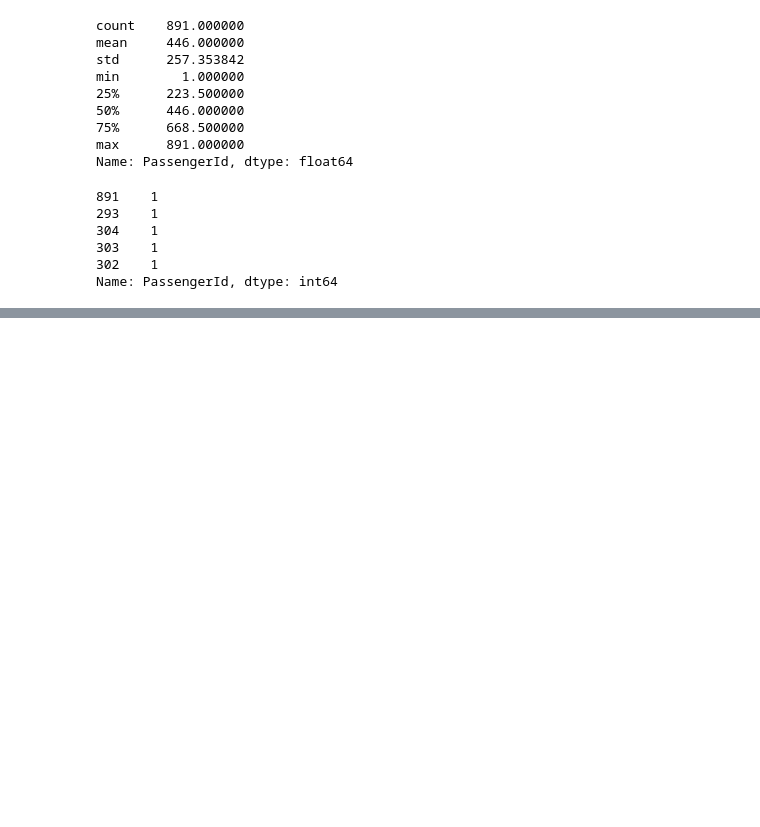
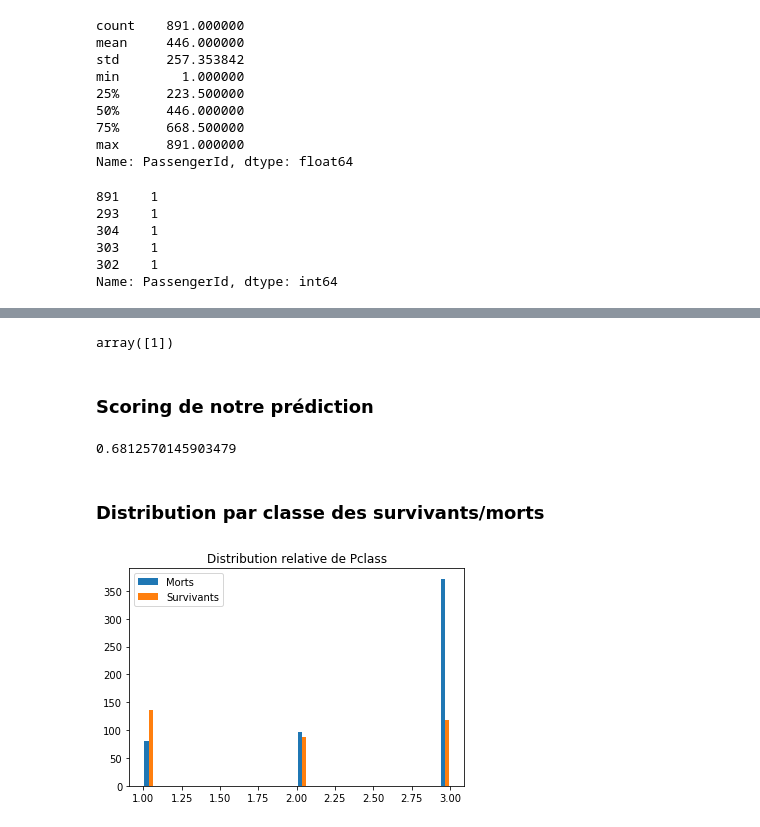
Before and after one commit to valparaizo/python_tutos, a Jupyter notebook: titanic/titanic_1.ipynb, the cells around one changed output, grey strips where cells are left out. Saved outputs shown, nothing was run; the diff lists cells and outputs as text; code cells hidden in the pictures; blank space fills up the shorter version.

Commit message:
fin titanic 1

```diff
--- a/titanic/titanic_1.ipynb
+++ b/titanic/titanic_1.ipynb
@@ -99,0 +123,27 @@ compute_score(lr, X, y)
+# %%
+lr2.predict([[100.1,1,0]])
+# %% [output]
+array([1])
+# %% [markdown]
+### Scoring de notre prédiction
+# %%
+lr2.score(X, y)
+# %% [output]
+0.6812570145903479
+# %% [markdown]
+### Distribution par classe des survivants/morts
+# %%
+import numpy as np
+import matplotlib.pyplot as plt
+
+def plt_feature(feature, bins = 30):
+    m = titanic[titanic.Survived == 0][feature].dropna()
+    s = titanic[titanic.Survived == 1][feature].dropna()
+    plt.hist([m, s], label=['Morts', 'Survivants'], bins = bins)
+    plt.legend(loc = 'upper left')
+    plt.title('Distribution relative de %s' %feature)
+    plt.show()
+# %%
+plt_feature('Pclass')
+# %% [output]
+[figure, added]
```
Also changed, not shown: parts of 18 cells of this notebook.
